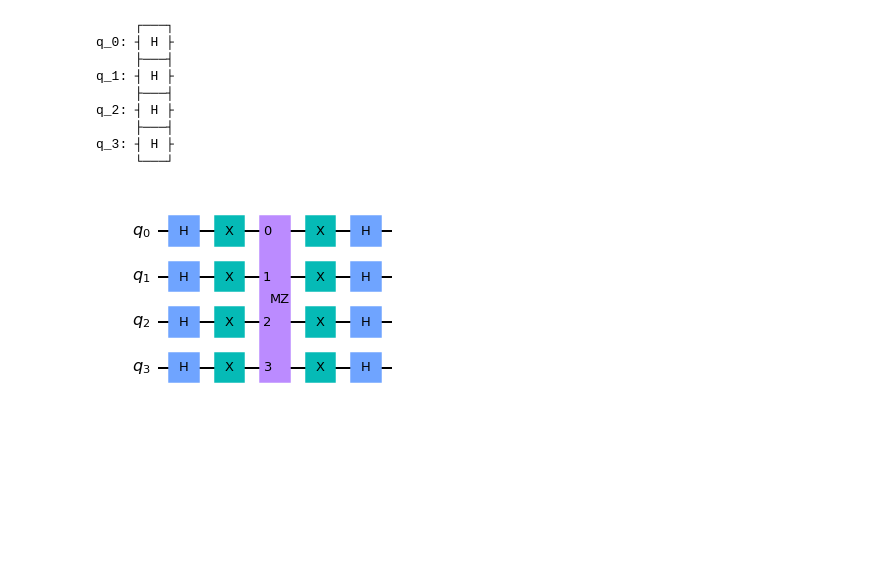
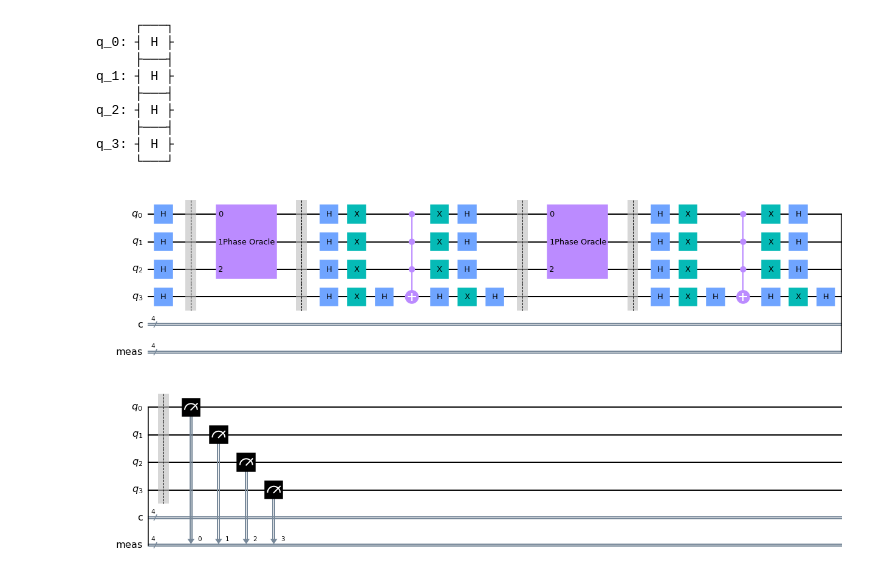
Before and after one commit to aneeshsharma/Matsat, a Jupyter notebook: grovers.ipynb, the cells around one changed output. Saved outputs shown, nothing was run; the diff lists cells and outputs as text; code cells hidden in the pictures; blank space fills up the shorter version.

```diff
--- a/grovers.ipynb
+++ b/grovers.ipynb
@@ -77,16 +57,19 @@ def diffuser(n):
-# %%
-circuit = QuantumCircuit(n)
-
-initalize_s(circuit, qubits)
-ora, qc_o = oracle(n)
-U_s, qc_u = diffuser(n)
-circuit.append(ora, qubits)
-circuit.append(U_s, qubits)
-circuit.measure_all()
-
-qc_u.draw(output='mpl')
-# %% [output]
-[figure, removed]
+# %%
+
+circuit = QuantumCircuit(n, n)
+
+initalize_s(circuit, qubits)
+for i in range(2):
+    circuit.barrier(list(range(n)))
+    circuit.append(PhaseOracle("x & ~y & z"), list(range(3)))
+    circuit.barrier(list(range(n)))
+    diffuser(circuit, n)
+
+circuit.measure_all()
+
+circuit.draw(output='mpl')
+# %% [output]
+[figure, added]
 # %%
 simulator = Aer.get_backend('aer_simulator')
 results = execute(circuit, backend=simulator).result()
```
Also changed, not shown: parts of 4 cells of this notebook, 3 other files.
